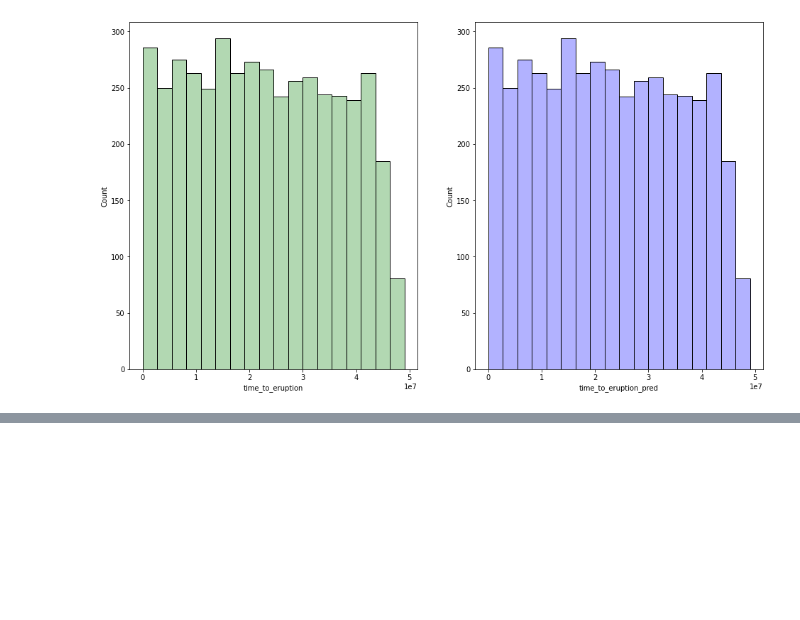
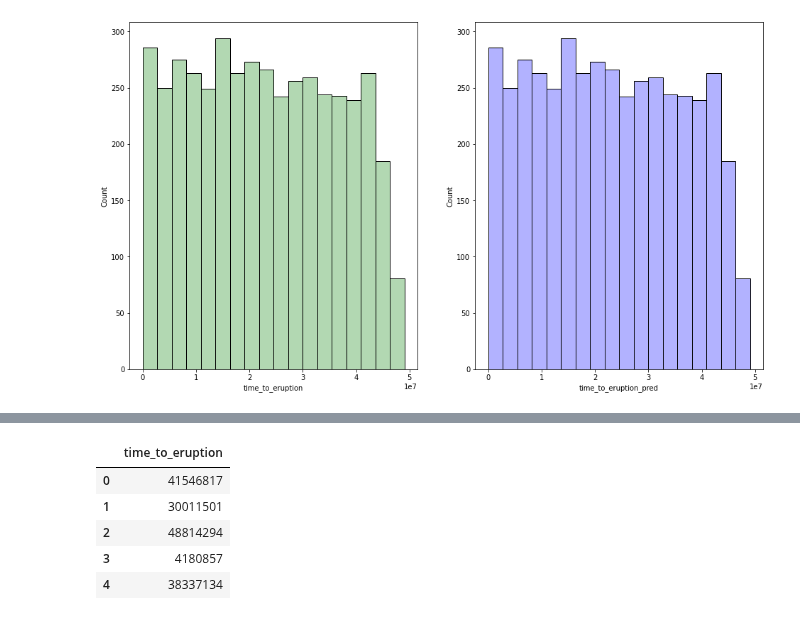
Before and after one commit to DanteBM/PronosticoErupciones, a Jupyter notebook: notebooks/NotebookMaestro.ipynb, the cells around one changed output, grey strips where cells are left out. Cells and saved outputs as stored; diff of their text form; code cells hidden in the pictures; blank space fills up the shorter version.

```diff
--- a/notebooks/NotebookMaestro.ipynb
+++ b/notebooks/NotebookMaestro.ipynb
@@ -1322,0 +1424,10 @@ sns.histplot(x="time_to_eruption_pred", data=error_df, ax=ax[1], color="blue", a
+# %%
+y_pred = pd.read_csv(pred)
+y_pred.head()
+# %% [output]
+|  | time_to_eruption |
+| 0 | 41546817 |
+| 1 | 30011501 |
+| 2 | 48814294 |
+| 3 | 4180857 |
+| 4 | 38337134 |
```
Also changed, not shown: parts of 16 cells of this notebook.
